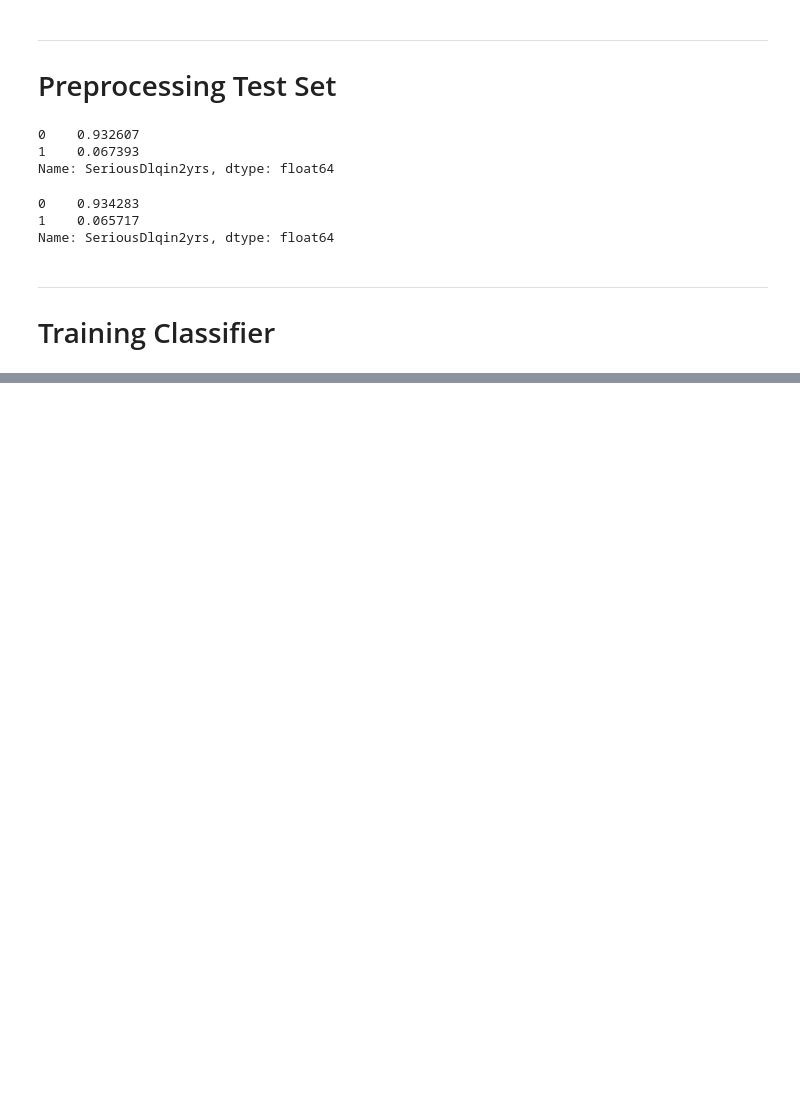
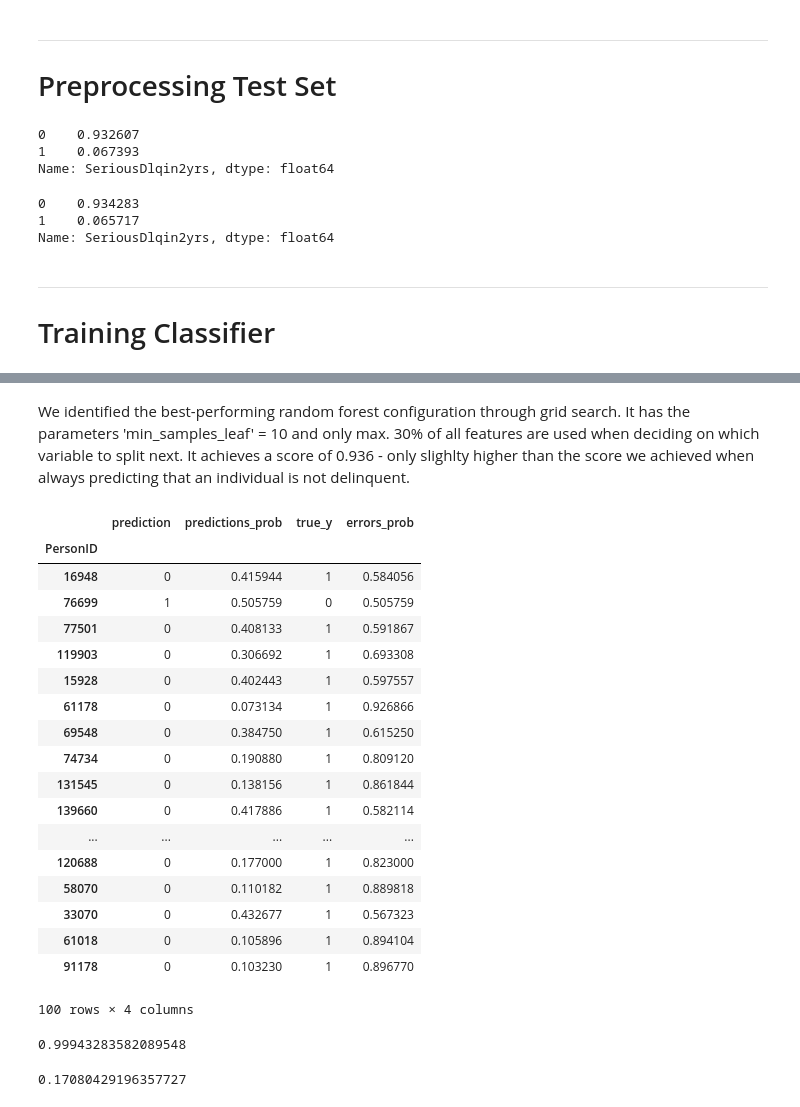
Before and after one commit to hakoenig/Machine_Learning_for_Public_Policy, a Jupyter notebook: Assignment2_ML_Pipeline/Serious_Delinquency.ipynb, the cells around one changed output, grey strips where cells are left out. Drawn from its saved outputs; the diff is of its cells as text; code cells hidden in the pictures; blank space fills up the shorter version.

```diff
--- a/Assignment2_ML_Pipeline/Serious_Delinquency.ipynb
+++ b/Assignment2_ML_Pipeline/Serious_Delinquency.ipynb
@@ -237,17 +264,27 @@ def report(results, n_top=3):
 # %%
-clf = RandomForestClassifier(n_estimators=40, n_jobs=-1)
+# Training Random Forest with grid search
+rf_pickle_file_name = 'grid_search_rf.pkl'
+want_to_retrain = False
 
-# use a full grid over all parameters
-param_grid = {"max_features": np.arange(0.1, 1, 0.1),
-              "min_samples_leaf": [1, 3, 10]}
+if os.path.isfile(rf_pickle_file_name) and (not want_to_retrain):
+    grid_search = joblib.load(rf_pickle_file_name)
 
-# run grid search; default k cross validation is 3
-grid_search = GridSearchCV(clf, param_grid=param_grid)
+else:
+    clf = RandomForestClassifier(n_estimators=40, n_jobs=-1)
 
-start = time()
-grid_search.fit(X_train, y_train)
+    # use a full grid over all parameters
+    param_grid = {"max_features": np.arange(0.1, 1, 0.1),
+                  "min_samples_leaf": [1, 3, 10]}
 
-print("GridSearchCV took %.2f seconds for %d candidate parameter settings."
-      % (time() - start, len(grid_search.cv_results_['params'])))
+    # run grid search; default k cross validation is 3
+    grid_search = GridSearchCV(clf, param_grid=param_grid)
+
+    start = time()
+    grid_search.fit(X_train, y_train)
+
+    print("GridSearchCV took %.2f seconds for %d candidate parameter settings."
+          % (time() - start, len(grid_search.cv_results_['params'])))
+
+    joblib.dump(grid_search, rf_pickle_file_name)
 # %%
 report(grid_search.cv_results_)
@@ -254,9 +303,51 @@ report(grid_search.cv_results_)
+# %% [markdown]
+We identified the best-performing random forest configuration through grid search. It has the parameters 'min_samples_leaf' = 10 and only max. 30% of all features are used when deciding on which variable to split next. It achieves a score of 0.936 - only slighlty higher than the score we achieved when always predicting that an individual is not delinquent.
 # %%
 # Let's take a look at our differences.
 predictions = grid_search.predict(X_train)
+
+#What was the average vote for class 1?
+predictions_prob = grid_search.predict_proba(X_train)[:,1]
+
 errors = np.absolute(predictions - np.asarray(y_train))
+errors_prob = np.absolute(predictions_prob - np.asarray(y_train))
 
 prediction_comp = pd.DataFrame({'prediction': predictions,
+                                'predictions_prob': predictions_prob,
                                 'true_y': y_train,
-                                'errors': errors})
-prediction_comp[prediction_comp.errors == 1][["prediction", "true_y"]]
+                                'errors': errors,
+                                'errors_prob': errors_prob})
+prediction_comp[prediction_comp.errors == 1][["prediction", "predictions_prob",
+                                              "true_y", "errors_prob"]].head(100)
+# %% [output]
+|  | prediction | predictions_prob | true_y | errors_prob |
+| PersonID |  |  |  |  |
+| 16948 | 0 | 0.415944 | 1 | 0.584056 |
+| 76699 | 1 | 0.505759 | 0 | 0.505759 |
+| 77501 | 0 | 0.408133 | 1 | 0.591867 |
+| 119903 | 0 | 0.306692 | 1 | 0.693308 |
+| 15928 | 0 | 0.402443 | 1 | 0.597557 |
+| 61178 | 0 | 0.073134 | 1 | 0.926866 |
+| 69548 | 0 | 0.384750 | 1 | 0.615250 |
+| 74734 | 0 | 0.190880 | 1 | 0.809120 |
+| 131545 | 0 | 0.138156 | 1 | 0.861844 |
+| 139660 | 0 | 0.417886 | 1 | 0.582114 |
+| ... | ... | ... | ... | ... |
+| 120688 | 0 | 0.177000 | 1 | 0.823000 |
+| 58070 | 0 | 0.110182 | 1 | 0.889818 |
+| 33070 | 0 | 0.432677 | 1 | 0.567323 |
+| 61018 | 0 | 0.105896 | 1 | 0.894104 |
+| 91178 | 0 | 0.103230 | 1 | 0.896770 |
+100 rows × 4 columns
+# %%
+# What is the best cut-off value for our prob_a?
+dec_tree = tree.DecisionTreeClassifier()
+fitted_tree = dec_tree.fit(prediction_comp.predictions_prob.values.reshape(-1,1), prediction_comp.true_y)
+
+fitted_tree.score(prediction_comp.predictions_prob.values.reshape(-1,1), prediction_comp.true_y)
+
+#What is the threshold for the first split?
+fitted_tree.tree_.threshold[0]
+# %% [output]
+0.99943283582089548
+0.17080429196357727
```
Also changed, not shown: parts of 12 cells of this notebook.
